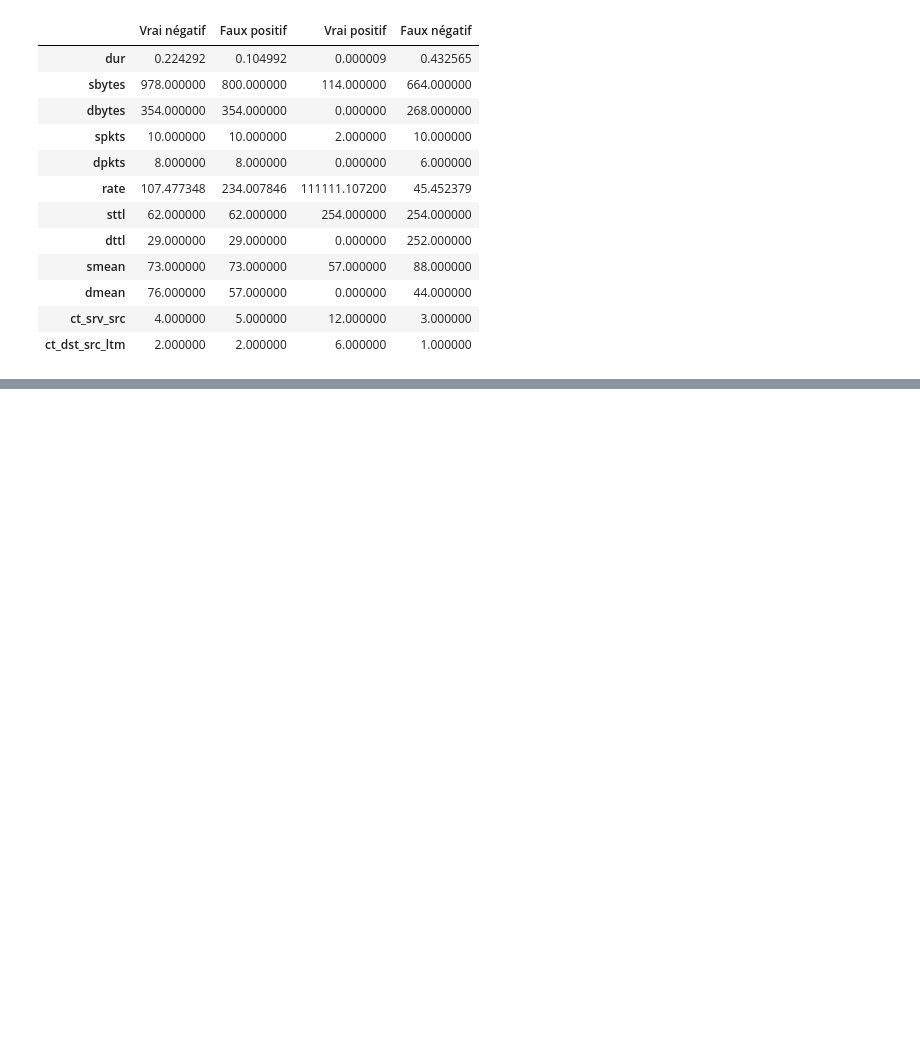
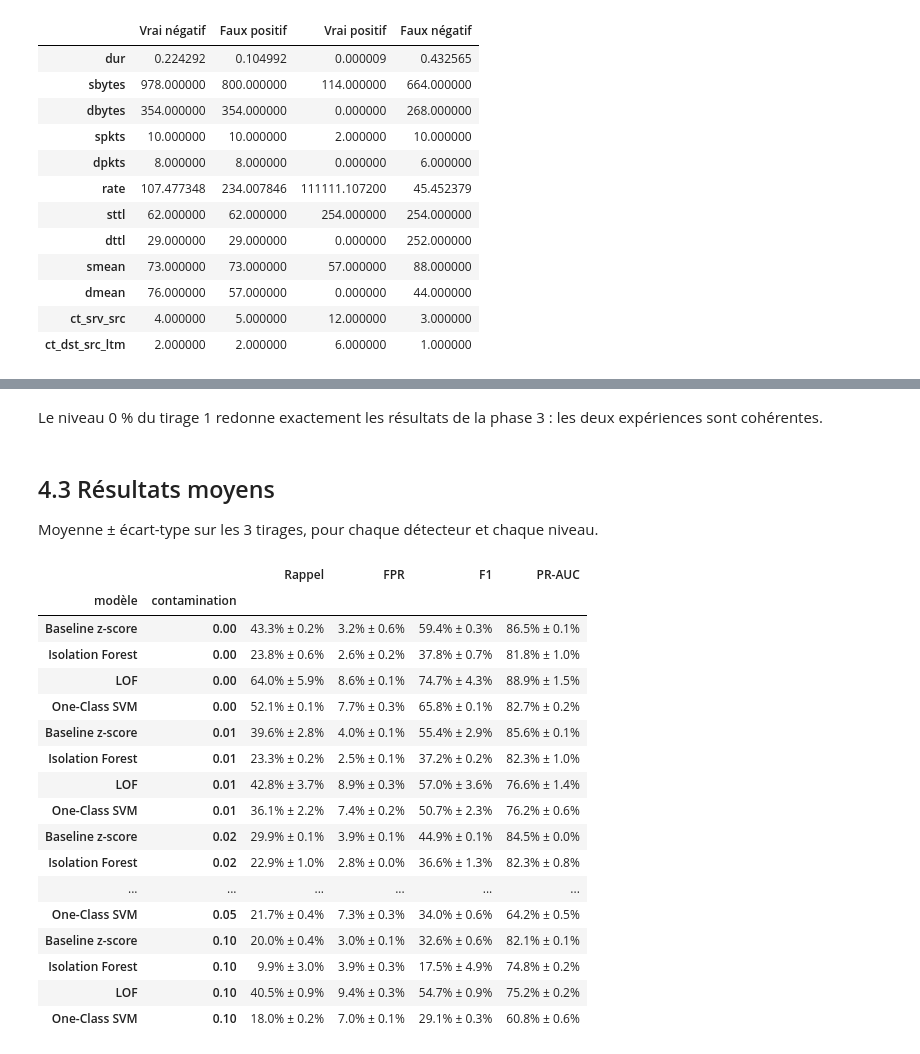
Before and after one commit to myssclick/Detection_Anomalie_Fraude_Python, a Jupyter notebook: notebooks/projet5_AntoineMOREL_EtienneSEILLE_DelvinTRAN.ipynb, the cells around one changed output, grey strips where cells are left out. Saved outputs shown, nothing was run; the diff lists cells and outputs as text; code cells hidden in the pictures; blank space fills up the shorter version.

```diff
--- a/notebooks/projet5_AntoineMOREL_EtienneSEILLE_DelvinTRAN.ipynb
+++ b/notebooks/projet5_AntoineMOREL_EtienneSEILLE_DelvinTRAN.ipynb
@@ -56,6 +56,8 @@ VAL_SIZE = 0.2                         # part du train gardée pour la validatio
 N_FIT = 20_000                         # flux normaux d'entraînement (coût de LOF / OC-SVM)
 TARGET_FPR = 0.05                      # budget de fausses alertes pour fixer le seuil
 FPR_LEVELS = [0.01, 0.02, 0.05, 0.10]  # budgets testés
+CONTAMINATION_LEVELS = [0.0, 0.01, 0.02, 0.05, 0.10]  # part d'attaques dans l'entraînement (Exp. 2)
+N_SEEDS = 3                            # tirages par niveau de contamination (Exp. 2)
 UNKNOWN_FAMILIES = ["Reconnaissance", "Backdoor", "Shellcode", "Worms"]  # familles « inconnues » (Exp. 3)
 CLIP_QUANTILE = 0.99                   # écrêtage des valeurs extrêmes
 
@@ -690,0 +743,31 @@ Médianes des variables selon le type de décision :
+# %%
+exp2_rows, exp2_fam_rows, exp2_scores = [], [], {}
+t_start = time.perf_counter()
+
+for seed in SEEDS:
+    for lvl in CONTAMINATION_LEVELS:
+        X_c = contaminated_fit(lvl, seed)[FEATURES]
+        for name, est in make_detectors(seed).items():
+            pipe = make_pipeline(est).fit(X_c)
+            thr = threshold_from_normals(anomaly_score(pipe, X_val_normal))
+            s_test = anomaly_score(pipe, X_test)
+            exp2_rows.append({"tirage": seed, "contamination": lvl, "modèle": name,
+                              **detection_metrics(y_test, s_test, thr)})
+            for fam_name, rate in family_detection(s_test, thr).items():
+                exp2_fam_rows.append({"tirage": seed, "contamination": lvl, "modèle": name,
+                                      "famille": fam_name, "taux": rate})
+            if seed == SEEDS[0] and lvl in (CONTAMINATION_LEVELS[0], CONTAMINATION_LEVELS[-1]):
+                exp2_scores[(name, lvl)] = (s_test, thr)
+        print(f"tirage {SEEDS.index(seed) + 1}/{N_SEEDS} | contamination {lvl:>4.0%} | "
+              f"{time.perf_counter() - t_start:5.0f} s")
+
+exp2 = pd.DataFrame(exp2_rows)
+exp2_fam = pd.DataFrame(exp2_fam_rows)
+save_table(exp2, "exp2_resultats_bruts")
+
+# Contrôle de cohérence avec la phase 3
+ref = exp2[(exp2["tirage"] == SEEDS[0]) & (exp2["contamination"] == 0.0)].set_index("modèle")
+for name in DETECTORS:
+    for m in ["Rappel", "FPR", "PR-AUC"]:
+        assert np.isclose(ref.loc[name, m], exp1_test.loc[name, m]), (name, m)
+print("Contrôle réussi : le niveau 0 % (tirage 1) reproduit exactement l'expérience 1.")
@@ -690,0 +791,34 @@ Médianes des variables selon le type de décision :
+# %% [markdown]
+Le niveau 0 % du tirage 1 redonne exactement les résultats de la phase 3 : les deux expériences sont cohérentes.
+# %% [markdown]
+## 4.3 Résultats moyens
+
+Moyenne ± écart-type sur les 3 tirages, pour chaque détecteur et chaque niveau.
+# %%
+METRICS2 = ["Rappel", "FPR", "F1", "PR-AUC"]
+exp2_mean = exp2.groupby(["modèle", "contamination"], sort=False)[METRICS2].mean()
+exp2_std = exp2.groupby(["modèle", "contamination"], sort=False)[METRICS2].std()
+exp2_summary = pd.DataFrame(index=exp2_mean.index)
+for m in METRICS2:
+    exp2_summary[m] = [f"{a:.1%} ± {b:.1%}" for a, b in zip(exp2_mean[m], exp2_std[m])]
+save_table(exp2_mean, "exp2_moyennes"); save_table(exp2_std, "exp2_ecarts_types")
+exp2_summary
+# %% [output]
+|  |  | Rappel | FPR | F1 | PR-AUC |
+| modèle | contamination |  |  |  |  |
+| Baseline z-score | 0.00 | 43.3% ± 0.2% | 3.2% ± 0.6% | 59.4% ± 0.3% | 86.5% ± 0.1% |
+| Isolation Forest | 0.00 | 23.8% ± 0.6% | 2.6% ± 0.2% | 37.8% ± 0.7% | 81.8% ± 1.0% |
+| LOF | 0.00 | 64.0% ± 5.9% | 8.6% ± 0.1% | 74.7% ± 4.3% | 88.9% ± 1.5% |
+| One-Class SVM | 0.00 | 52.1% ± 0.1% | 7.7% ± 0.3% | 65.8% ± 0.1% | 82.7% ± 0.2% |
+| Baseline z-score | 0.01 | 39.6% ± 2.8% | 4.0% ± 0.1% | 55.4% ± 2.9% | 85.6% ± 0.1% |
+| Isolation Forest | 0.01 | 23.3% ± 0.2% | 2.5% ± 0.1% | 37.2% ± 0.2% | 82.3% ± 1.0% |
+| LOF | 0.01 | 42.8% ± 3.7% | 8.9% ± 0.3% | 57.0% ± 3.6% | 76.6% ± 1.4% |
+| One-Class SVM | 0.01 | 36.1% ± 2.2% | 7.4% ± 0.2% | 50.7% ± 2.3% | 76.2% ± 0.6% |
+| Baseline z-score | 0.02 | 29.9% ± 0.1% | 3.9% ± 0.1% | 44.9% ± 0.1% | 84.5% ± 0.0% |
+| Isolation Forest | 0.02 | 22.9% ± 1.0% | 2.8% ± 0.0% | 36.6% ± 1.3% | 82.3% ± 0.8% |
+| ... | ... | ... | ... | ... | ... |
+| One-Class SVM | 0.05 | 21.7% ± 0.4% | 7.3% ± 0.3% | 34.0% ± 0.6% | 64.2% ± 0.5% |
+| Baseline z-score | 0.10 | 20.0% ± 0.4% | 3.0% ± 0.1% | 32.6% ± 0.6% | 82.1% ± 0.1% |
+| Isolation Forest | 0.10 | 9.9% ± 3.0% | 3.9% ± 0.3% | 17.5% ± 4.9% | 74.8% ± 0.2% |
+| LOF | 0.10 | 40.5% ± 0.9% | 9.4% ± 0.3% | 54.7% ± 0.9% | 75.2% ± 0.2% |
+| One-Class SVM | 0.10 | 18.0% ± 0.2% | 7.0% ± 0.1% | 29.1% ± 0.3% | 60.8% ± 0.6% |
```
Also changed, not shown: parts of 16 cells of this notebook, 10 other files.
